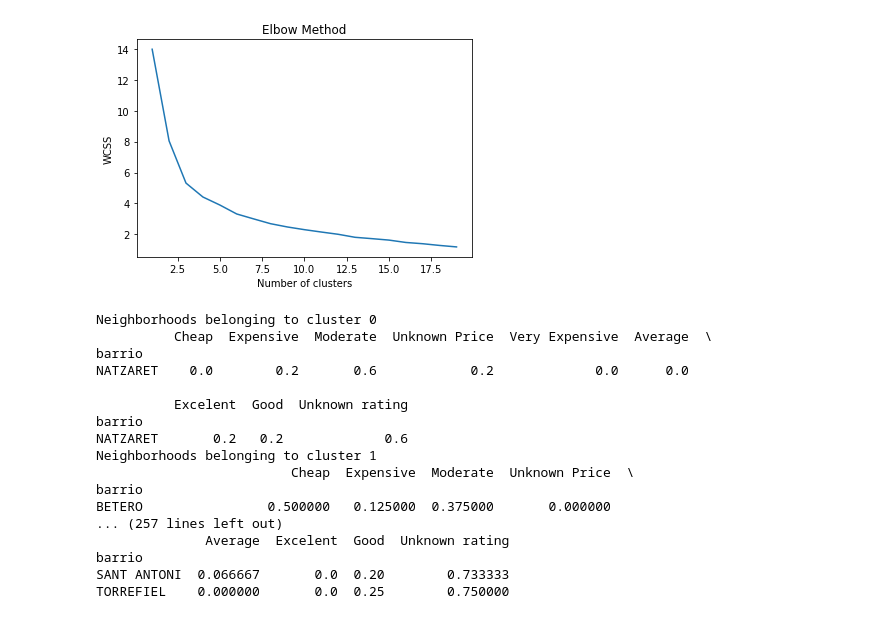
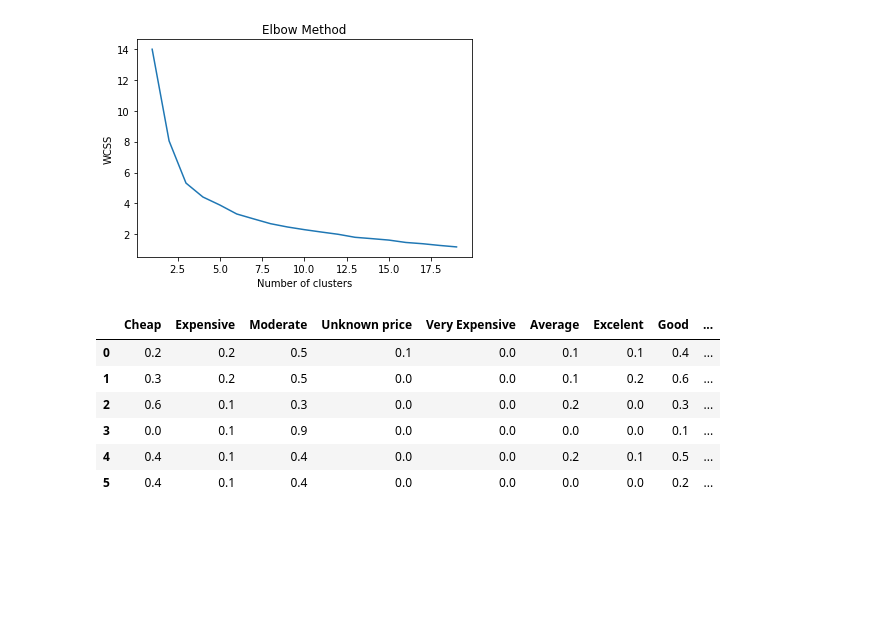
Before and after one commit to janoxakes/AppliedDataScienceCapstone, a Jupyter notebook: Capstone Project.ipynb, the cells around one changed output. Cells and saved outputs as stored; diff of their text form; code cells hidden in the pictures; blank space fills up the shorter version.

```diff
--- a/Capstone Project.ipynb
+++ b/Capstone Project.ipynb
@@ -5,6 +5,8 @@ import json
 from requests import get
 import pickle
 import pandas as pd
+pd.set_option('display.max_columns', 500)
+pd.set_option('display.width', 1000)
 from sklearn.preprocessing import OneHotEncoder
 from sklearn.cluster import KMeans
 from matplotlib import pyplot as plt
@@ -209,27 +211,24 @@ plt.ylabel('WCSS')
 plt.show()
 # %% [output]
 [figure]
+# %%
+kmeans = KMeans(n_clusters=6, random_state=0)
+kmeans.fit(X=df_agg)
+pd.DataFrame(kmeans.cluster_centers_, columns=_agg_cols).round(1)
+# %% [output]
+|  | Cheap | Expensive | Moderate | Unknown price | Very Expensive | Average | Excelent | Good | ... |
+| 0 | 0.2 | 0.2 | 0.5 | 0.1 | 0.0 | 0.1 | 0.1 | 0.4 | ... |
+| 1 | 0.3 | 0.2 | 0.5 | 0.0 | 0.0 | 0.1 | 0.2 | 0.6 | ... |
+| 2 | 0.6 | 0.1 | 0.3 | 0.0 | 0.0 | 0.2 | 0.0 | 0.3 | ... |
+| 3 | 0.0 | 0.1 | 0.9 | 0.0 | 0.0 | 0.0 | 0.0 | 0.1 | ... |
+| 4 | 0.4 | 0.1 | 0.4 | 0.0 | 0.0 | 0.2 | 0.1 | 0.5 | ... |
+| 5 | 0.4 | 0.1 | 0.4 | 0.0 | 0.0 | 0.0 | 0.0 | 0.2 | ... |
 # %%
 # See how the data for each cluster is distributed
+kmeans = KMeans(n_clusters=6, random_state=0)
+kmeans.fit(X=df_agg)
 _clusters = kmeans.predict(df_agg.iloc[:,:9])
-for _ in range(max(_clusters)+1):
-    print('Neighborhoods belonging to cluster', _)
-    print(df_agg[_clusters==_])
+with open('cluster_output.txt', 'w') as _f:
+    for _ in range(max(_clusters)+1):
+        print('Neighborhoods belonging to cluster', _, file=_f)
+        print(df_agg[_clusters==_], file=_f, end='\n\n')
-# %% [output]
-Neighborhoods belonging to cluster 0
-          Cheap  Expensive  Moderate  Unknown Price  Very Expensive  Average  \
-barrio
-NATZARET    0.0        0.2       0.6            0.2             0.0      0.0
-
-          Excelent  Good  Unknown rating
-barrio
-NATZARET       0.2   0.2             0.6
-Neighborhoods belonging to cluster 1
-                         Cheap  Expensive  Moderate  Unknown Price  \
-barrio
-BETERO                0.500000   0.125000  0.375000       0.000000
-... (257 lines left out)
-              Average  Excelent  Good  Unknown rating
-barrio
-SANT ANTONI  0.066667       0.0  0.20        0.733333
-TORREFIEL    0.000000       0.0  0.25        0.750000
```
Also changed, not shown: 2 other files.
